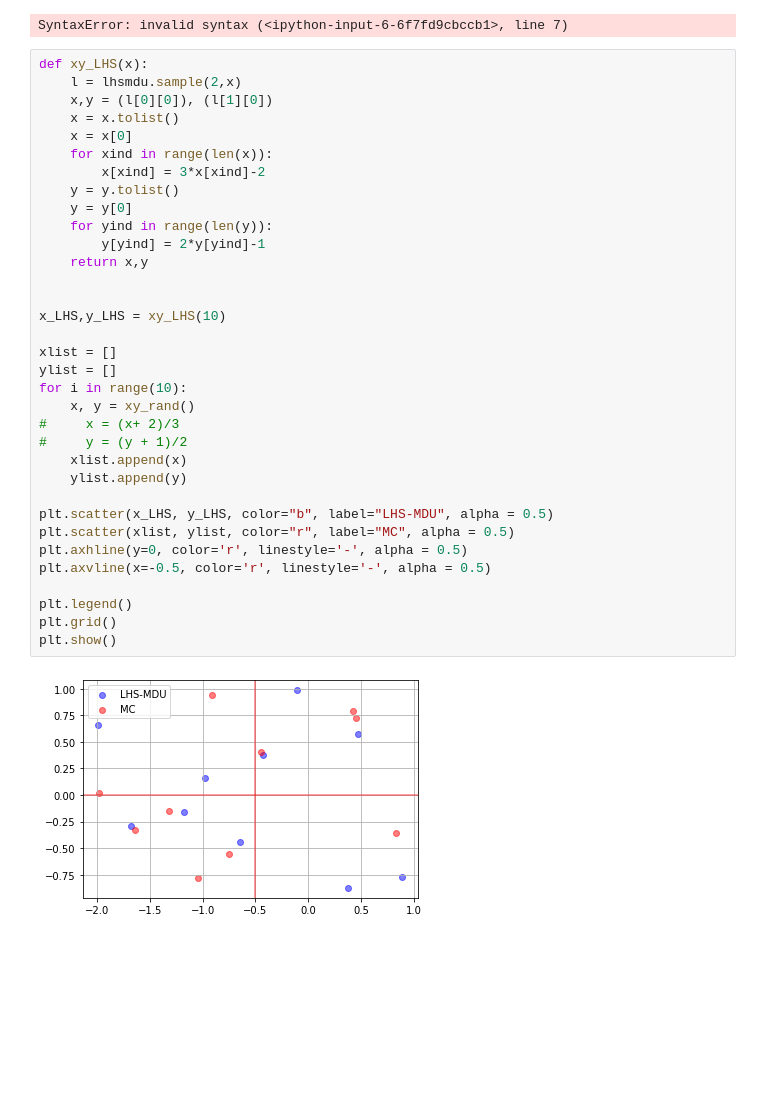
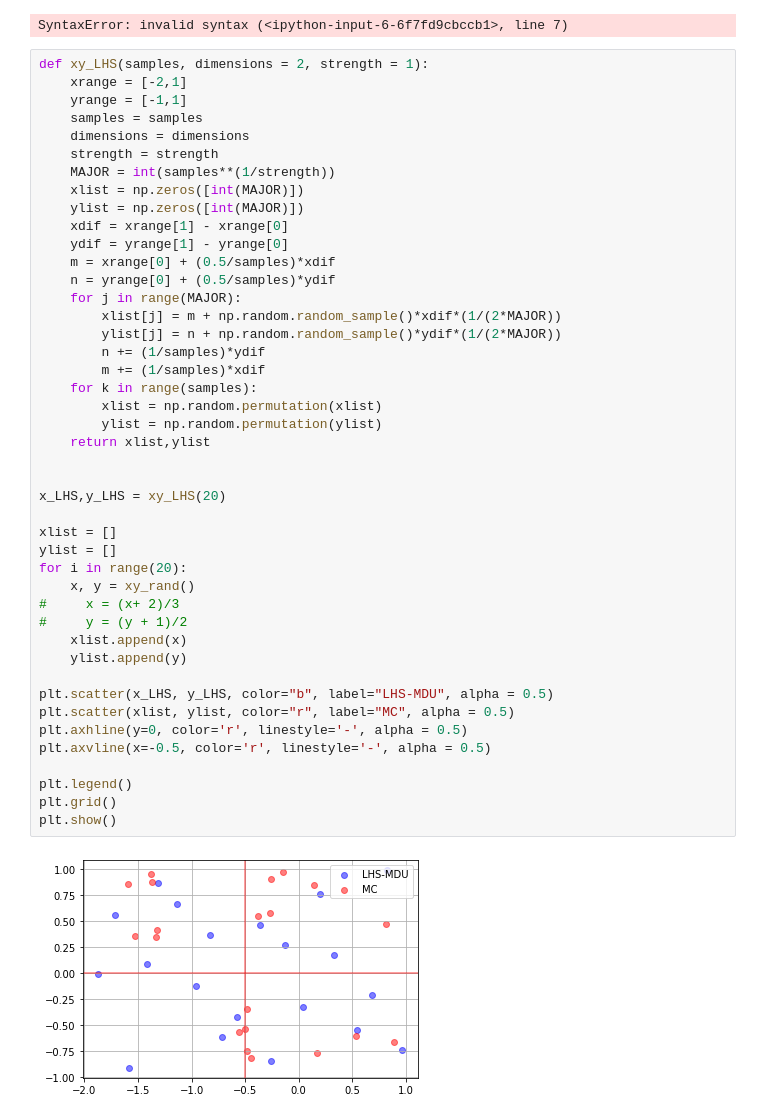
Before and after one commit to Florisdv5/Mandelbrot, a Jupyter notebook: Mandelbrot.ipynb, the cells around one changed output. Cells and saved outputs as stored; diff of their text form; blank space fills up the shorter version.

```diff
--- a/Mandelbrot.ipynb
+++ b/Mandelbrot.ipynb
@@ -228,41 +230,51 @@ def xy_orth():
 # %% [output]
 SyntaxError: invalid syntax (<ipython-input-6-6f7fd9cbccb1>, line 7)
 # %%
-def xy_LHS(x):
-    l = lhsmdu.sample(2,x)
-    x,y = (l[0][0]), (l[1][0])
-    x = x.tolist()
-    x = x[0]
-    for xind in range(len(x)):
-        x[xind] = 3*x[xind]-2
-    y = y.tolist()
-    y = y[0]
-    for yind in range(len(y)):
-        y[yind] = 2*y[yind]-1
-    return x,y
+def xy_LHS(samples, dimensions = 2, strength = 1):
+    xrange = [-2,1]
+    yrange = [-1,1]
+    samples = samples
+    dimensions = dimensions
+    strength = strength
+    MAJOR = int(samples**(1/strength))
+    xlist = np.zeros([int(MAJOR)])
+    ylist = np.zeros([int(MAJOR)])
+    xdif = xrange[1] - xrange[0]
+    ydif = yrange[1] - yrange[0]
+    m = xrange[0] + (0.5/samples)*xdif
+    n = yrange[0] + (0.5/samples)*ydif
+    for j in range(MAJOR):
+        xlist[j] = m + np.random.random_sample()*xdif*(1/(2*MAJOR))
+        ylist[j] = n + np.random.random_sample()*ydif*(1/(2*MAJOR))
+        n += (1/samples)*ydif
+        m += (1/samples)*xdif
+    for k in range(samples):
+        xlist = np.random.permutation(xlist)
+        ylist = np.random.permutation(ylist)
+    return xlist,ylist
 
 
-x_LHS,y_LHS = xy_LHS(10)
+x_LHS,y_LHS = xy_LHS(20)
 
 xlist = []
 ylist = []
-for i in range(10):
+for i in range(20):
     x, y = xy_rand()
 #     x = (x+ 2)/3
 #     y = (y + 1)/2
     xlist.append(x)
     ylist.append(y)
 
 plt.scatter(x_LHS, y_LHS, color="b", label="LHS-MDU", alpha = 0.5)
 plt.scatter(xlist, ylist, color="r", label="MC", alpha = 0.5)
 plt.axhline(y=0, color='r', linestyle='-', alpha = 0.5)
 plt.axvline(x=-0.5, color='r', linestyle='-', alpha = 0.5)
 
 plt.legend()
 plt.grid()
 plt.show()
 # %% [output]
-[figure, old version]
+[figure, new version]
 # %%
 ## Approximation by LHS
 
```
Also changed, not shown: parts of 5 cells of this notebook.
